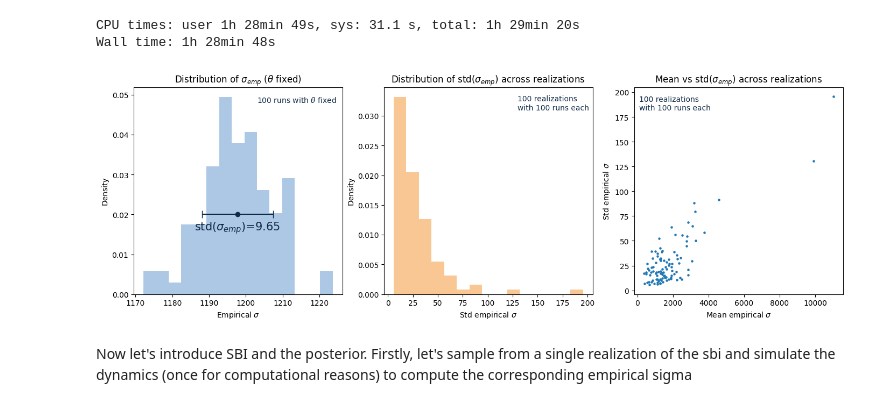
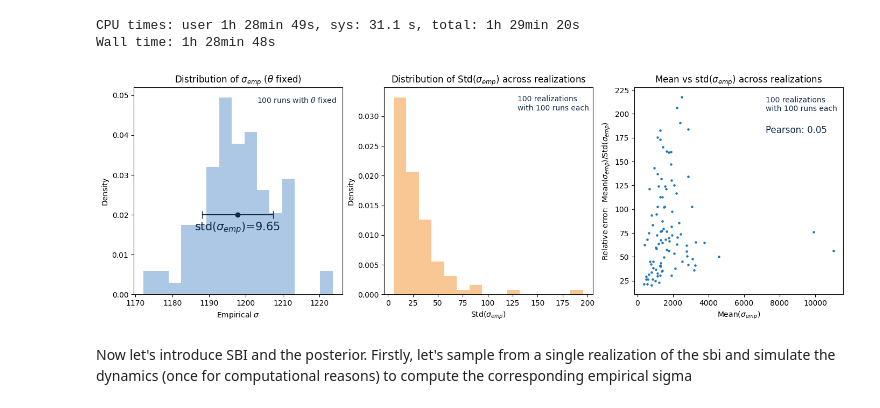
Before and after one commit to jacopocarotenuto/SBI_RedBloodCells, a Jupyter notebook: results.ipynb, the cells around one changed output. Saved outputs shown, nothing was run; the diff lists cells and outputs as text; code cells hidden in the pictures.

```diff
--- a/results.ipynb
+++ b/results.ipynb
@@ -531,7 +531,7 @@ CPU times: user 1h 28min 49s, sys: 31.1 s, total: 1h 29min 20s
 Wall time: 1h 28min 48s
 # %%
 # Save the data
-action = "save"
+action = "load"
 
 if action == "save":
     with open("data/emp_sigma_fixed_theta.pkl", 'wb') as f:
@@ -543,37 +543,40 @@ if action == "load":
 # %%
 plt.figure(figsize=(17, 5))
 
 plt.subplot(131)
 plt.hist(emp_sigma_fixed_theta[9, :], bins=15, density=True, color='#ACC8E5')
 plt.xlabel(r"Empirical $\sigma$")
 plt.ylabel("Density")
 plt.title(r"Distribution of $\sigma_{emp}$ ($\theta$ fixed)")
 m = np.mean(emp_sigma_fixed_theta[9, :])
 s = np.std(emp_sigma_fixed_theta[9, :])
 plt.errorbar(m, 0.02, xerr=s, fmt='o', color='#112A46', capsize=5)
 plt.text(1186, 0.016, r"std($\sigma_{emp}$)=%.2f" % s, color='#112A46', fontsize=15)
 plt.text(1203, 0.048, r"%d runs with $\theta$ fixed" % emp_sigma_fixed_theta.shape[1],
          color='#112A46', fontsize=10)
 
 plt.subplot(132)
 plt.hist(np.std(emp_sigma_fixed_theta, axis=1), bins=15, density=True, color="#F8C794")
-plt.xlabel(r"Std empirical $\sigma$")
+plt.xlabel(r"Std($\sigma_{emp}$)")
 plt.ylabel("Density")
-plt.title(r"Distribution of std($\sigma_{emp}$) across realizations")
+plt.title(r"Distribution of Std($\sigma_{emp}$) across realizations")
 plt.text(130, 0.031,
          f"%d realizations \n" % emp_sigma_fixed_theta.shape[0] + "with %d runs each" % emp_sigma_fixed_theta.shape[1],
          color='#112A46', fontsize=10)
 
 plt.subplot(133)
-plt.scatter(np.mean(emp_sigma_fixed_theta, axis=1), np.std(emp_sigma_fixed_theta, axis=1), s=5)
-plt.xlabel(r"Mean empirical $\sigma$")
-plt.ylabel(r"Std empirical $\sigma$")
+plt.scatter(np.mean(emp_sigma_fixed_theta, axis=1),
+            np.mean(emp_sigma_fixed_theta, axis=1)/np.std(emp_sigma_fixed_theta, axis=1), s=5)
+plt.xlabel(r"Mean($\sigma_{emp}$)")
+plt.ylabel(r"Relative error:  Mean($\sigma_{emp}$)/Std($\sigma_{emp}$)")
 plt.title(r"Mean vs std($\sigma_{emp}$) across realizations")
-plt.text(100, 182,
+plt.text(7200, 203,
          f"%d realizations \n" % emp_sigma_fixed_theta.shape[0] + "with %d runs each" % emp_sigma_fixed_theta.shape[1],
          color='#112A46', fontsize=10);
+r = np.corrcoef(np.mean(emp_sigma_fixed_theta, axis=1), np.mean(emp_sigma_fixed_theta, axis=1)/np.std(emp_sigma_fixed_theta, axis=1))[0, 1]
+plt.text(7200, 180, "Pearson: %.2f" % r, color='#112A46', fontsize=12);
 # %% [output]
-[figure, old version]
+[figure, new version]
 # %% [markdown]
 Now let's introduce SBI and the posterior. Firstly, let's sample from a single realization of the sbi and simulate the dynamics (once for computational reasons) to compute the corresponding empirical sigma
 # %%
```
Also changed, not shown: parts of 1 cell of this notebook.
